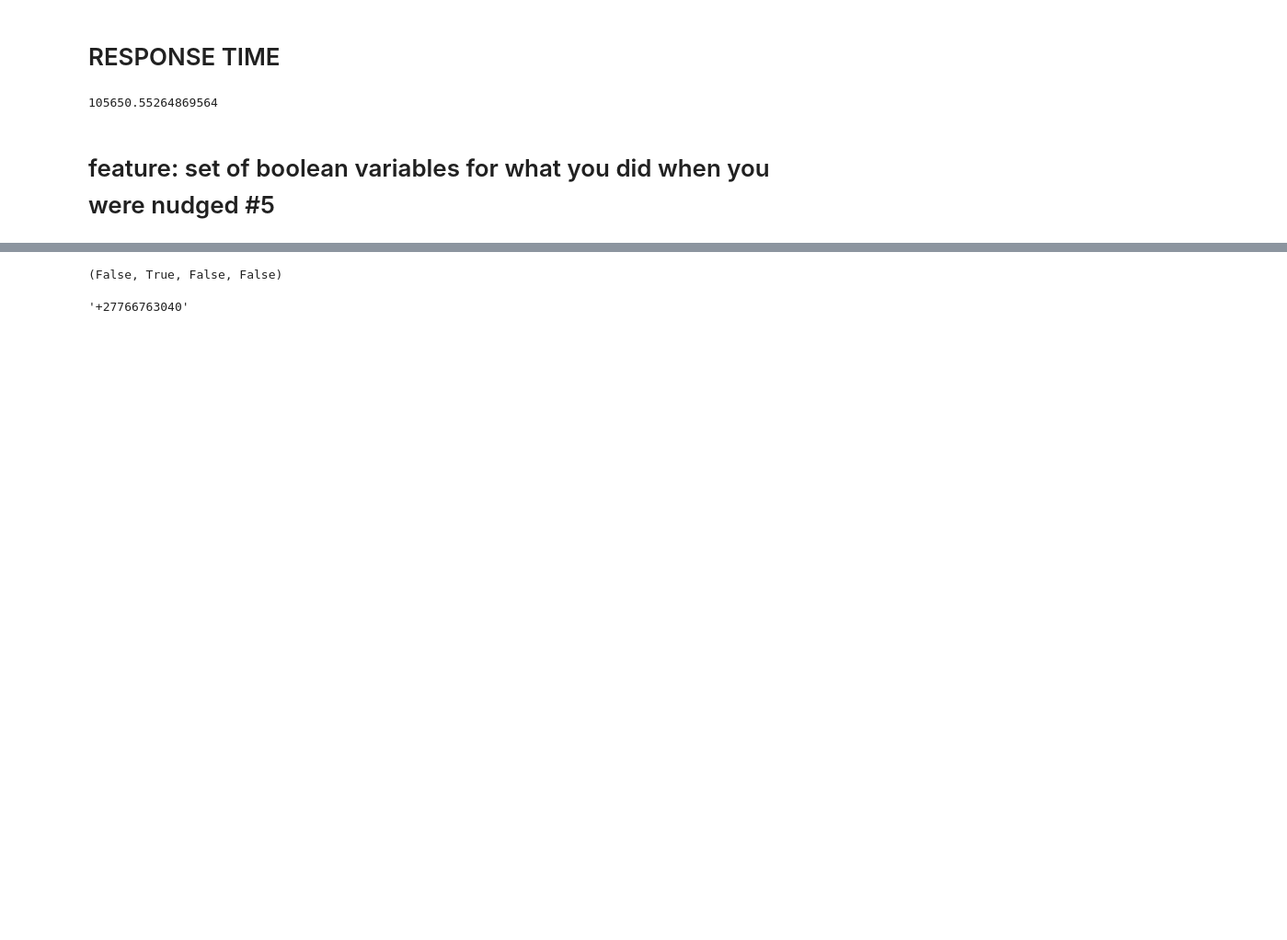
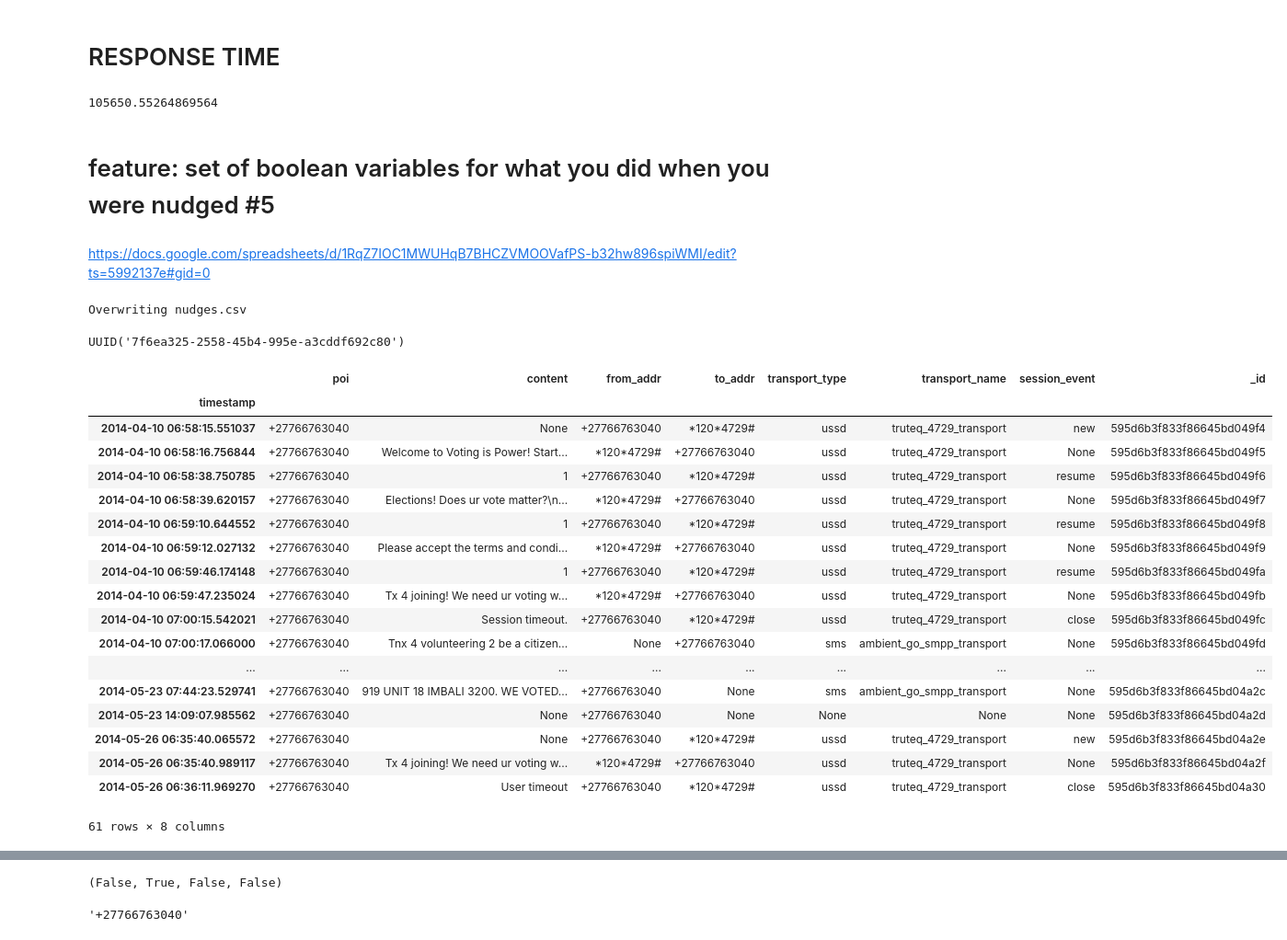
Before and after one commit to demotip/sa_polling, a Jupyter notebook: Final Features.ipynb, the cells around one changed output, grey strips where cells are left out. Shown: that part at 92% size. Saved outputs shown, nothing was run; the diff lists cells and outputs as text; code cells hidden in the pictures; blank space fills up the shorter version.

```diff
--- a/Final Features.ipynb
+++ b/Final Features.ipynb
@@ -210,3 +232,36 @@ t
 105650.55264869564
 # %% [markdown]
 # feature: set of boolean variables for what you did when you were nudged #5
+# %% [markdown]
+https://docs.google.com/spreadsheets/d/1RqZ7IOC1MWUHqB7BHCZVMOOVafPS-b32hw896spiWMI/edit?ts=5992137e#gid=0
+# %%
+%%writefile nudges.csv
+nudge
+On VIP:Voice 56000+ S.Africans believe their vote counts.Ur voice matters 2!Dial *120*4279# & complete Answer&Win 4 a chance to win R55 airtime!
+On VIP:Voice 56000+ S.Africans believe their vote counts.Ur voice matters 2!Dial *120*7692# & complete Answer&Win 4 a chance to win R55 airtime!
+On VIP:Voice 56000+ S.Africans believe their vote counts.Ur voice matters 2!Reply VIP & complete Answer&Win 4 a chance to win R55 airtime!
+So far VIPs rated Pres.Zuma's performance: 25% excellent. 35% poor. How do u rate him?Reply VIP &complete Answer&Win 4 a chance to win R55!
+On VIP:Voice 53% have reported protests in ur communities in the last year. Is that true 4 u? Dial *120*4279# to have ur voice heard in VIP Quiz!
+On VIP:Voice 53% have reported protests in ur communities in the last year. Is that true 4 u? Dial *120*7962# to have ur voice heard in VIP Quiz!
+On VIP:Voice 53% have reported protests in ur communities in the last year. Is that true 4 u? Reply VIP to continue & have ur voice heard in VIP Quiz!
+On VIP: Voice 53% have reported attending a campaign rally. Is that true 4 u?
+On VIP: Voice 71% say they are registered to vote. Is that true 4 u?
+So far VIPs rated their local government's performance: 26% excellent. 36% poor. What do u think?
+On VIP: Voice 72% say they have been contacted by a political party. Is that true 4 u?
+On VIP: Voice 70% say they don't always have enuff food to feed their families. Is that true 4 u?
+So far VIPs report satisfaction with democracy in SA: 61% satisfied, 36% disatisfied. What do u think?
+On VIP:Voice 72000+ S.Africans believe their vote counts.Ur voice matters 2!Dial *120*4279# & complete Answer&Win 4 a chance to win R55 airtime!
+On VIP:Voice 72000+ S.Africans believe their vote counts.Ur voice matters 2!Dial *120*7692# & complete Answer&Win 4 a chance to win R55 airtime!
+On VIP:Voice 72000+ S.Africans believe their vote counts.Ur voice matters 2!Reply VIP & complete Answer&Win 4 a chance to win R55 airtime!
+So far VIPs rated Pres.Zuma's performance: 26% excellent. 34% poor. How do u rate him?Reply VIP &complete Answer&Win 4 a chance to win R55!
+On VIP:Voice 66% have reported protests in ur communities in the last year. Is that true 4 u? Dial *120*4279# to have ur voice heard in VIP Quiz!
+On VIP:Voice 66% have reported protests in ur communities in the last year. Is that true 4 u? Dial *120*7962# to have ur voice heard in VIP Quiz!
+On VIP:Voice 66% have reported protests in ur communities in the last year. Is that true 4 u? Reply VIP to continue & have ur voice heard in VIP Quiz!
+On VIP: Voice 52% have reported attending a campaign rally. Is that true 4 u?
+On VIP: Voice 68% say they are registered to vote. Is that true 4 u?
+So far VIPs rated their local government's performance: 28% excellent. 32% poor. What do u think?
+On VIP: Voice 68% say they have been contacted by a political party. Is that true 4 u?
+On VIP: Voice 66% say they don't always have enuff food to feed their families. Is that true 4 u?
+So far VIPs report satisfaction with democracy in SA: 63% satisfied, 32% disatisfied. What do u think?
+# %% [output]
+Overwriting nudges.csv
@@ -212,0 +270,26 @@ t
+# %%
+uuid.uuid4()
+# %% [output]
+UUID('7f6ea325-2558-45b4-995e-a3cddf692c80')
+# %%
+example_df
+# %% [output]
+|  | poi | content | from_addr | to_addr | transport_type | transport_name | session_event | _id |
+| timestamp |  |  |  |  |  |  |  |  |
+| 2014-04-10 06:58:15.551037 | +27766763040 | None | +27766763040 | *120*4729# | ussd | truteq_4729_transport | new | 595d6b3f833f86645bd049f4 |
+| 2014-04-10 06:58:16.756844 | +27766763040 | Welcome to Voting is Power! Start... | *120*4729# | +27766763040 | ussd | truteq_4729_transport | None | 595d6b3f833f86645bd049f5 |
+| 2014-04-10 06:58:38.750785 | +27766763040 | 1 | +27766763040 | *120*4729# | ussd | truteq_4729_transport | resume | 595d6b3f833f86645bd049f6 |
+| 2014-04-10 06:58:39.620157 | +27766763040 | Elections! Does ur vote matter?\n... | *120*4729# | +27766763040 | ussd | truteq_4729_transport | None | 595d6b3f833f86645bd049f7 |
+| 2014-04-10 06:59:10.644552 | +27766763040 | 1 | +27766763040 | *120*4729# | ussd | truteq_4729_transport | resume | 595d6b3f833f86645bd049f8 |
+| 2014-04-10 06:59:12.027132 | +27766763040 | Please accept the terms and condi... | *120*4729# | +27766763040 | ussd | truteq_4729_transport | None | 595d6b3f833f86645bd049f9 |
+| 2014-04-10 06:59:46.174148 | +27766763040 | 1 | +27766763040 | *120*4729# | ussd | truteq_4729_transport | resume | 595d6b3f833f86645bd049fa |
+| 2014-04-10 06:59:47.235024 | +27766763040 | Tx 4 joining! We need ur voting w... | *120*4729# | +27766763040 | ussd | truteq_4729_transport | None | 595d6b3f833f86645bd049fb |
+| 2014-04-10 07:00:15.542021 | +27766763040 | Session timeout. | +27766763040 | *120*4729# | ussd | truteq_4729_transport | close | 595d6b3f833f86645bd049fc |
+| 2014-04-10 07:00:17.066000 | +27766763040 | Tnx 4 volunteering 2 be a citizen... | None | +27766763040 | sms | ambient_go_smpp_transport | None | 595d6b3f833f86645bd049fd |
+| ... | ... | ... | ... | ... | ... | ... | ... | ... |
+| 2014-05-23 07:44:23.529741 | +27766763040 | 919 UNIT 18 IMBALI 3200. WE VOTED... | +27766763040 | None | sms | ambient_go_smpp_transport | None | 595d6b3f833f86645bd04a2c |
+| 2014-05-23 14:09:07.985562 | +27766763040 | None | +27766763040 | None | None | None | None | 595d6b3f833f86645bd04a2d |
+| 2014-05-26 06:35:40.065572 | +27766763040 | None | +27766763040 | *120*4729# | ussd | truteq_4729_transport | new | 595d6b3f833f86645bd04a2e |
+| 2014-05-26 06:35:40.989117 | +27766763040 | Tx 4 joining! We need ur voting w... | *120*4729# | +27766763040 | ussd | truteq_4729_transport | None | 595d6b3f833f86645bd04a2f |
+| 2014-05-26 06:36:11.969270 | +27766763040 | User timeout | +27766763040 | *120*4729# | ussd | truteq_4729_transport | close | 595d6b3f833f86645bd04a30 |
+61 rows × 8 columns
```
Also changed, not shown: parts of 5 cells of this notebook, 2 other files.
